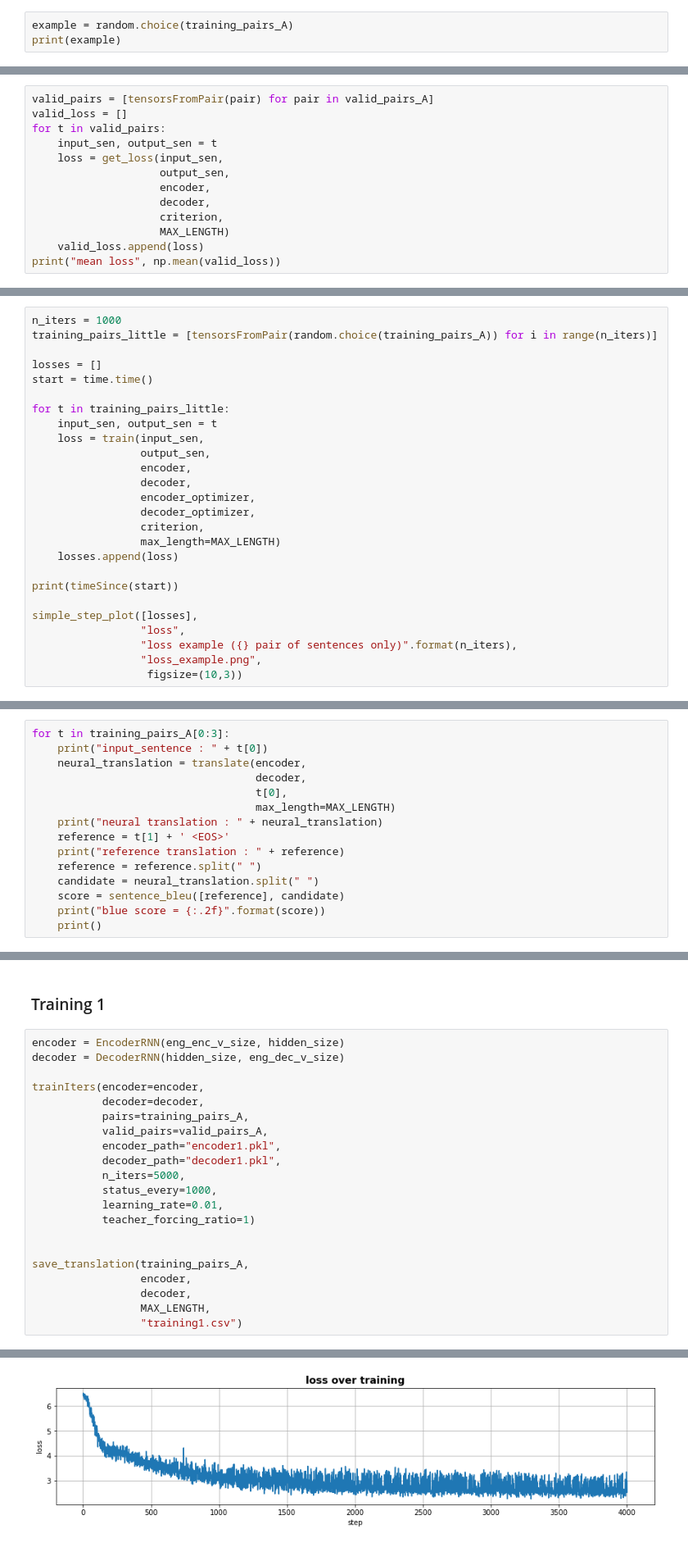
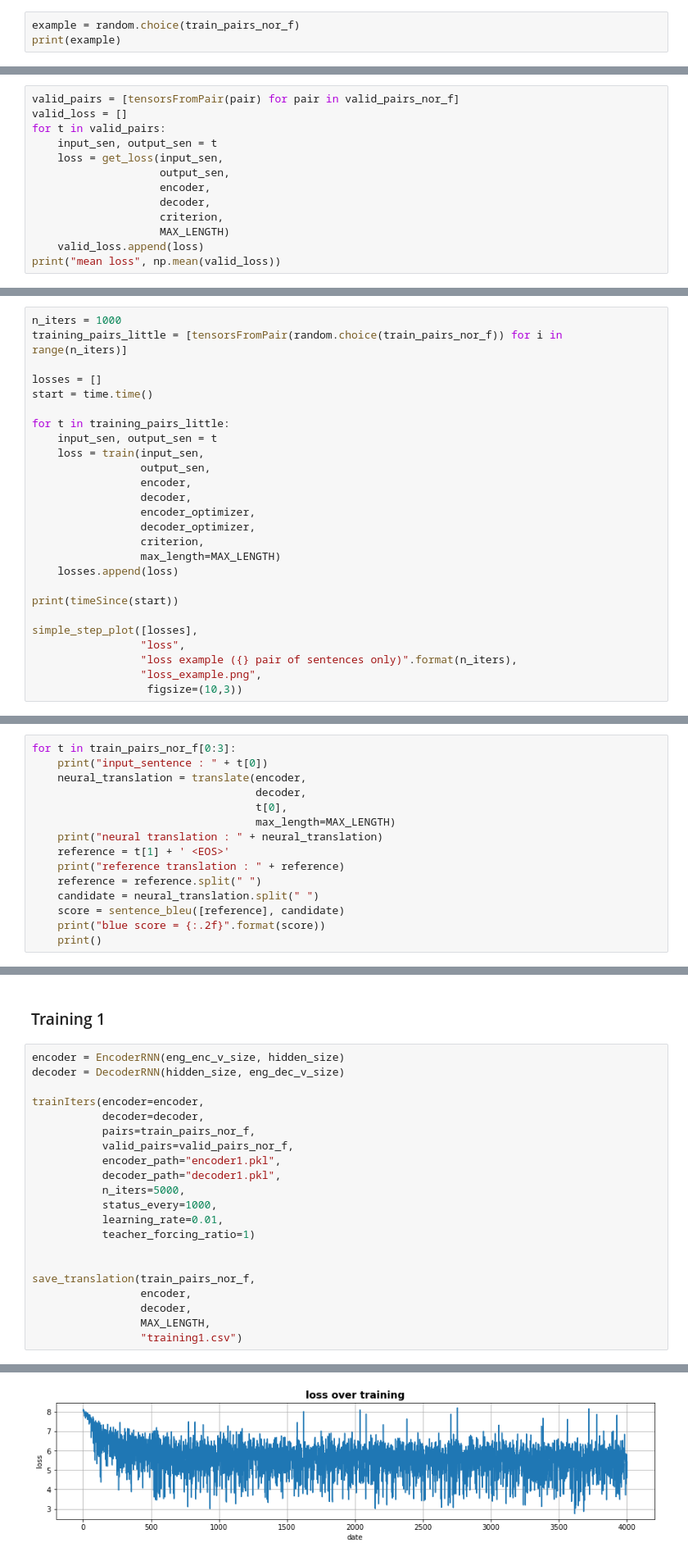
Before and after one commit to felipessalvatore/PROPOR2018, a Jupyter notebook: notebooks/translate_example.ipynb, the cells around one changed output, grey strips where cells are left out. Shown at 82% size. Drawn from its saved outputs; the diff is of its cells as text.

```diff
--- a/notebooks/translate_example.ipynb
+++ b/notebooks/translate_example.ipynb
@@ -204,6 +243,6 @@ eng_dec 638
 # %% [markdown]
 ### sentences 2 tensors
 # %%
-example = random.choice(training_pairs_A)
+example = random.choice(train_pairs_nor_f)
 print(example)
 # %% [output]
@@ -495,7 +538,7 @@ def get_loss(input_tensor,
 # %% [markdown]
 Test get loss
 # %%
-valid_pairs = [tensorsFromPair(pair) for pair in valid_pairs_A]
+valid_pairs = [tensorsFromPair(pair) for pair in valid_pairs_nor_f]
 valid_loss = []
 for t in valid_pairs:
     input_sen, output_sen = t
@@ -528,7 +571,7 @@ def timeSince(since):
 Test train
 # %%
 n_iters = 1000
-training_pairs_little = [tensorsFromPair(random.choice(training_pairs_A)) for i in range(n_iters)]
+training_pairs_little = [tensorsFromPair(random.choice(train_pairs_nor_f)) for i in range(n_iters)]
 
 losses = []
 start = time.time()
@@ -720,5 +763,5 @@ np.random.shuffle(training_pairs_A)
 # %%
-for t in training_pairs_A[0:3]:
+for t in train_pairs_nor_f[0:3]:
     print("input_sentence : " + t[0])
     neural_translation = translate(encoder,
                                    decoder,
@@ -787,8 +830,8 @@ decoder = DecoderRNN(hidden_size, eng_dec_v_size)
 
 trainIters(encoder=encoder,
            decoder=decoder,
-           pairs=training_pairs_A,
-           valid_pairs=valid_pairs_A,
+           pairs=train_pairs_nor_f,
+           valid_pairs=valid_pairs_nor_f,
            encoder_path="encoder1.pkl",
            decoder_path="decoder1.pkl",
            n_iters=5000,
@@ -797,7 +840,7 @@ trainIters(encoder=encoder,
            teacher_forcing_ratio=1)
 
 
-save_translation(training_pairs_A,
+save_translation(train_pairs_nor_f,
                  encoder,
                  decoder,
                  MAX_LENGTH,
@@ -834,4 +877,4 @@ BLEU scores might be undesirable; use SmoothingFunction().
-[figure, old version]
+[figure, new version]
 # %% [markdown]
 ### Training 2
 # %%
```
Also changed, not shown: parts of 44 cells of this notebook, 7 other files.
